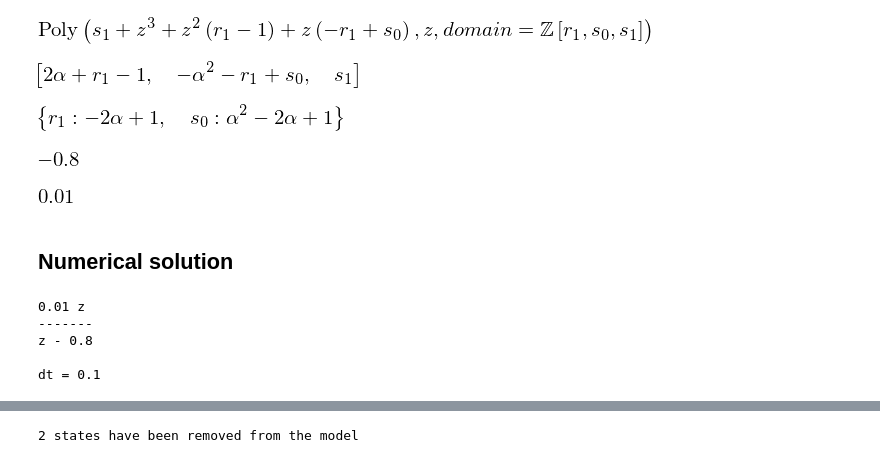
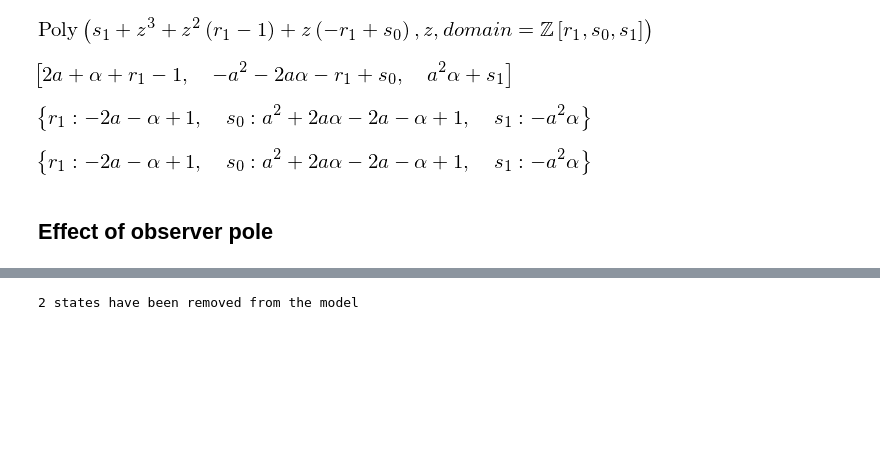
Before and after one commit to kjartan-at-tec/mr2007-computerized-control, a Jupyter notebook: approximating-cont-controller/notebooks/Pole-placement-power-plant-reservoir-observer-pole.ipynb, the cells around one changed output, grey strips where cells are left out. Saved outputs shown, nothing was run; the diff lists cells and outputs as text; code cells hidden in the pictures; blank space fills up the shorter version.

```diff
--- a/approximating-cont-controller/notebooks/Pole-placement-power-plant-reservoir-observer-pole.ipynb
+++ b/approximating-cont-controller/notebooks/Pole-placement-power-plant-reservoir-observer-pole.ipynb
@@ -32,7 +36,7 @@ import control.matlab as cm
 # %%
 sy.init_printing()
 aa, alphaa, hh, r1, s0, s1 = sy.symbols('a, alpha, h, r1, s0, s1',
-                                        real=True, positive=True)
+                                        real=True)
 zz = sy.symbols('z', real=False)
 # %%
 A = zz*(zz-1)
@@ -44,45 +48,20 @@ LHS
 # %% [output]
 [figure]
 # %%
-RHS = sy.Poly(zz*(zz-alphaa)**2, zz)
+RHS = sy.Poly((zz-alphaa)*(zz-aa)**2, zz)
 Dioph = LHS-RHS
-coeffs = Dioph.coeffs()
+coeffs = Dioph.all_coeffs()
 coeffs
 # %% [output]
-[figure, old version]
+[figure, new version]
 # %%
-sol = sy.solve(coeffs, [r1, s0])
-sol
+sy.solve(coeffs, [r1,s0, s1])
 # %% [output]
-[figure, old version]
+[figure, new version]
-# %%
-sol[r1].subs({alphaa: 0.9})
-# %% [output]
-[figure, removed]
-# %%
-sol[s0].subs({alphaa: 0.9})
-# %% [output]
-[figure, removed]
-# %% [markdown]
-## Numerical solution
-# %%
-# Plant
-a = 1
-b = 1
-h = 0.1
-H = cm.tf([b], [1, -a,0 ], h)
-
-# Desired closed-loop pole
-alpha = 0.9
-
-# Controller parameters
-r_1 = -2*alpha +1
-s_0 = -2*alpha+1 +alpha**2
-Fb = cm.tf([s_0, 0], [1, r_1], h)
-Fb
-# %% [output]
-0.01 z
--------
-z - 0.8
-
-dt = 0.1
+# %%
+sol = sy.solve_undetermined_coeffs(sy.Eq(LHS, RHS), [r1, s0,s1], zz)
+sol
+# %% [output]
+[figure, added]
+# %% [markdown]
+## Effect of observer pole
```
Also changed, not shown: parts of 3 cells of this notebook, 6 other files.
